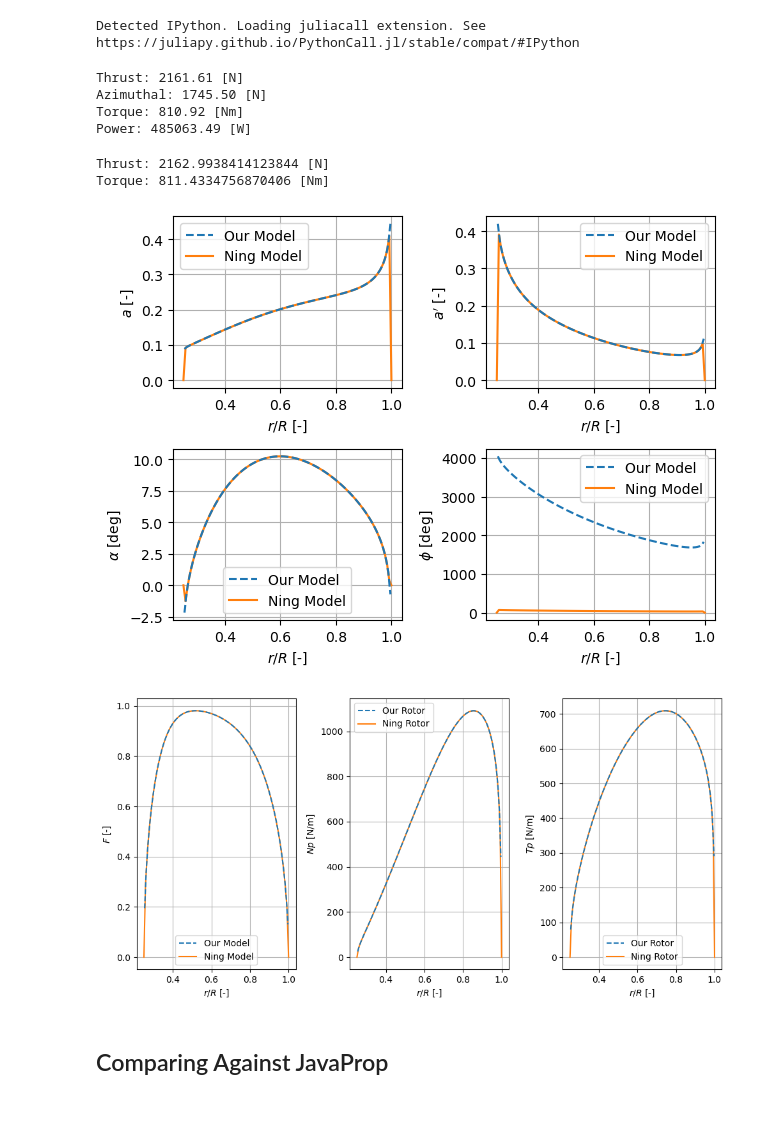
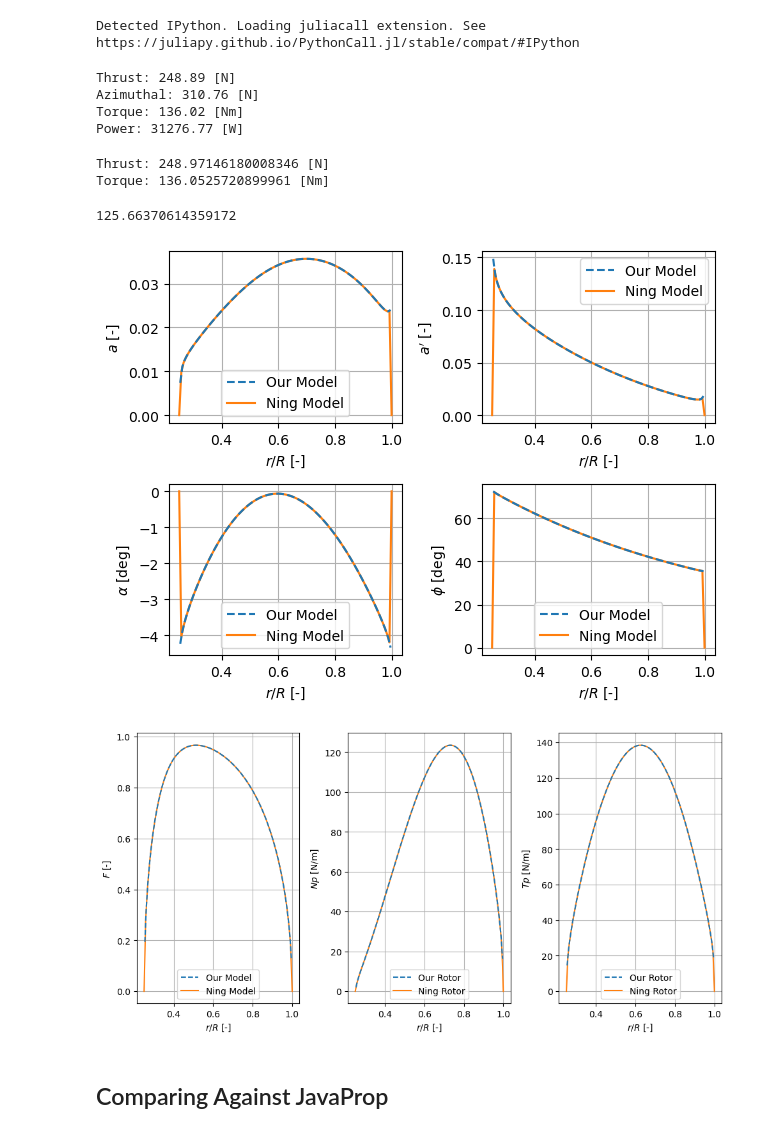
Before and after one commit to NeoStellarator/AE4135_assignments, a Jupyter notebook: 1_BEM/verification.ipynb, the cells around one changed output. Cells and saved outputs as stored; diff of their text form; code cells hidden in the pictures.

```diff
--- a/1_BEM/verification.ipynb
+++ b/1_BEM/verification.ipynb
@@ -28,8 +28,10 @@ n_elem = 100
 polar_path = data_dir.joinpath('ARAD8pct_polar.txt')
 dist_elem = "uniform"
 R = 0.7
-J = 1.2
 Vinf = 60 # m/s
-n = Vinf/(J*2*R) # rps
+n = 1200/60 # rps
+J = Vinf/(n*2*R)
 rho = 1.00649 # kg/m3 (2000m ISA)
 Omega = n*np.pi*2  # convert to rad/s
+
+Omega*R
@@ -64,10 +68,10 @@ Azimuthal: {my_rotor.A:.2F} [N]\n\
 Torque: {my_rotor.Q:.2F} [Nm] \n\
 Power: {my_rotor.P:.2F} [W]")
 # %% [output]
-Thrust: 2161.61 [N]
-Azimuthal: 1745.50 [N]
-Torque: 810.92 [Nm]
-Power: 485063.49 [W]
+Thrust: 248.89 [N]
+Azimuthal: 310.76 [N]
+Torque: 136.02 [Nm]
+Power: 31276.77 [W]
 # %%
 # Ning code
 Rhub = r_R_H*R
@@ -97,9 +101,12 @@ out = jl.broadcast(jl.solve, jl.Ref(rotor), sections, op)
 T, Q = jl.thrusttorque(rotor, sections, out)
 
 print(f"Thrust: {T} [N]\nTorque: {Q} [Nm]")
+
+Omega
 # %% [output]
-Thrust: 2162.9938414123844 [N]
-Torque: 811.4334756870406 [Nm]
+Thrust: 248.97146180008346 [N]
+Torque: 136.0525720899961 [Nm]
+125.66370614359172
 # %%
 axs: List[Axes]
 fig, axs = plt.subplots(2, 2)
@@ -113,35 +120,35 @@ ax.set_ylabel(r"$a$ [-]")
 ax.set_xlabel(r"$r/R$ [-]")
 
 ax = axs[0,1]
 ax.plot(my_rotor.r_R, my_rotor.aline, ls='--', label="Our Model", zorder=3)
 ax.plot(r_R_lst, out.ap, label="Ning Model")
 ax.grid()
 ax.legend()
 ax.set_ylabel(r"$a'$ [-]")
 ax.set_xlabel(r"$r/R$ [-]")
 
 
 ax = axs[1,0]
 ax.plot(my_rotor.r_R, my_rotor.alpha, ls='--', label="Our Model", zorder=3)
 ax.plot(r_R_lst, np.rad2deg(out.alpha), label="Ning Model")
 ax.grid()
 ax.legend()
 ax.set_ylabel(r"$\alpha$ [deg]")
 ax.set_xlabel(r"$r/R$ [-]")
 
 
 ax = axs[1,1]
-ax.plot(my_rotor.r_R, np.rad2deg(my_rotor.phi), ls='--', label="Our Model", zorder=3)
+ax.plot(my_rotor.r_R, my_rotor.phi, ls='--', label="Our Model", zorder=3)
 ax.plot(r_R_lst, np.rad2deg(out.phi), label="Ning Model")
 ax.grid()
 ax.legend()
 ax.set_ylabel(r"$\phi$ [deg]")
 ax.set_xlabel(r"$r/R$ [-]")
 fig.tight_layout()
 
 fig.savefig(plot_dir.joinpath('verif_Ning.pdf'))
 # %% [output]
-[figure, old version]
+[figure, new version]
 # %%
 axs: List[Axes]
 fig, axs = plt.subplots(1, 3, figsize=(10,5))
@@ -172,7 +179,7 @@ ax.set_xlabel(r"$r/R$ [-]")
 
 fig.tight_layout()
 # %% [output]
-[figure, old version]
+[figure, new version]
 # %% [markdown]
 ## Comparing Against JavaProp
 # %%
```
Also changed, not shown: parts of 2 cells of this notebook, 7 other files.
